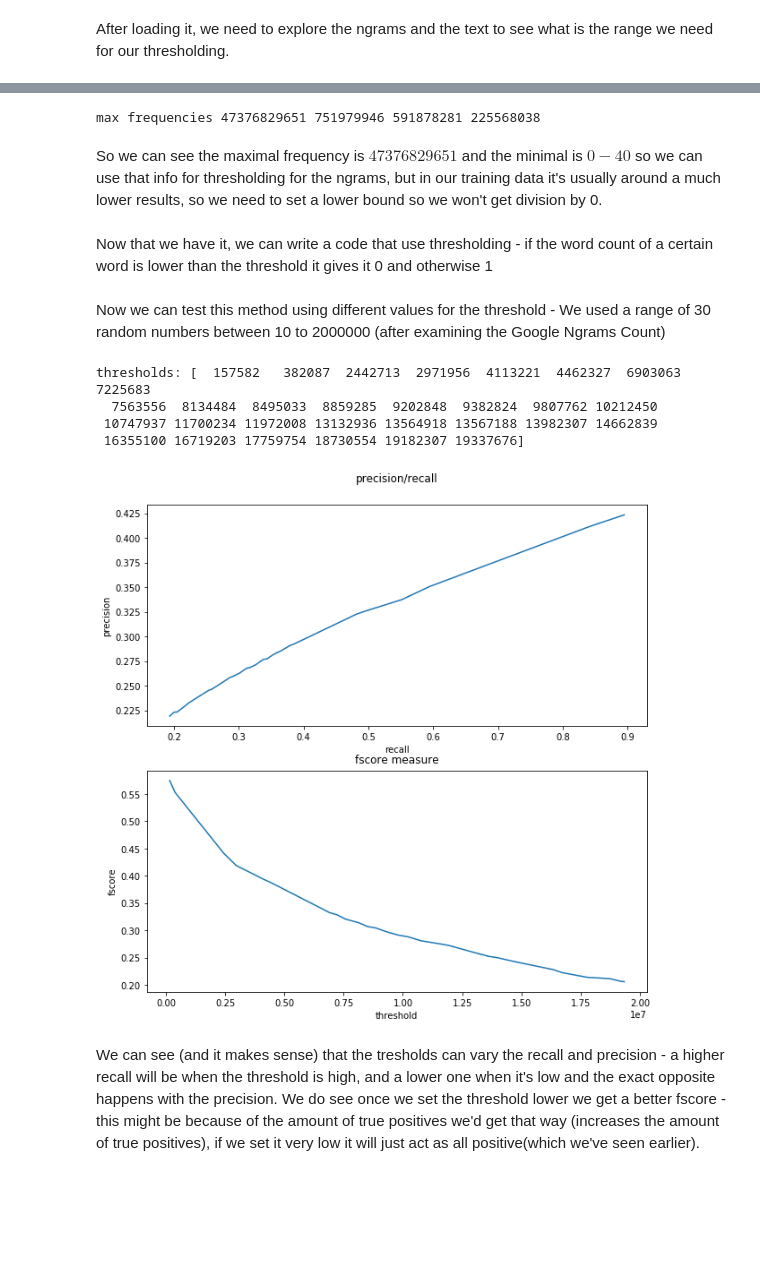
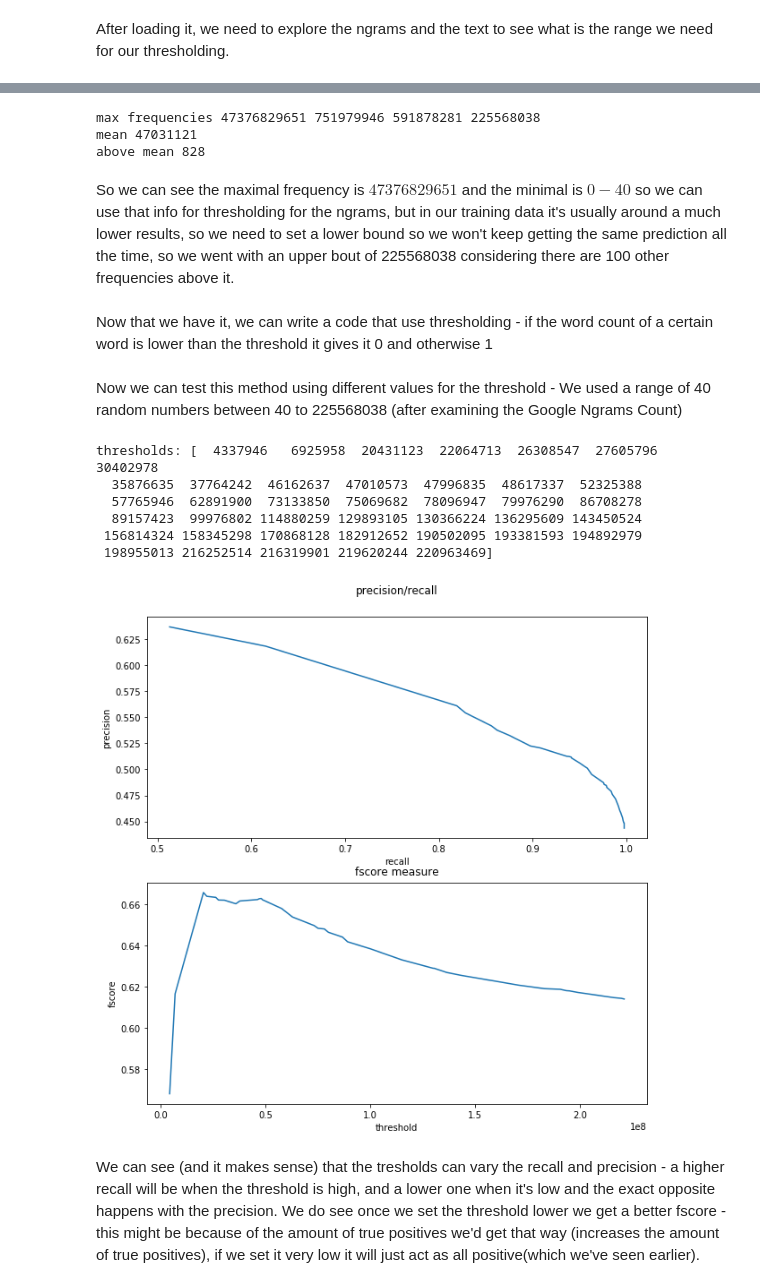
Before and after one commit to taihak94/NLP2019, a Jupyter notebook: assignment2/Assignment2.ipynb, the cells around one changed output, grey strips where cells are left out. Drawn from its saved outputs; the diff is of its cells as text; code cells hidden in the pictures; blank space fills up the shorter version.

Commit message:
fixed frequencyBase

```diff
--- a/assignment2/Assignment2.ipynb
+++ b/assignment2/Assignment2.ipynb
@@ -114,6 +111,11 @@ and the last measure we want to implement is the fscore(also known as f1) which
 def get_fscore(y_pred, y_true):
     precision = get_precision(y_pred, y_true)
     recall = get_recall(y_pred, y_true)
+
+    # in case we might tr and divide by 0
+    if(precision + recall) == 0:
+        return 0
+
     fscore = 2 * float(precision * recall) / float(precision + recall)
     return fscore
 # %%
@@ -286,60 +288,68 @@ minimal (5, 0) ('zxxiz', 40) ('zvalking', 40) ('zurückwiesen', 40) ('zubilden',
 # %%
 words, actual_labels = load_file(training_file)
-counter_tr = collections.Counter(words)
-most_common = counter_tr.most_common(10)
-actual_counter = []
 counts = []
 for i in range(0, len(words)):
-    actual_counter.append((words[i], ngram_counts[words[i]]))
     counts.append(ngram_counts[words[i]])
 sorted_co = np.sort(np.array(counts))
 print("max frequencies", sorted_co[3999], sorted_co[3998], sorted_co[3990], sorted_co[3900])
+print("mean %d" % np.mean(sorted_co))
+j = 3999
+mean = np.mean(sorted_co)
+while j > 0:
+    if(sorted_co[j] >= mean):
+        j -= 1
+    else:
+        break
+print("above mean", 3999 - j)
 # %% [output]
 max frequencies 47376829651 751979946 591878281 225568038
+mean 47031121
+above mean 828
 # %% [markdown]
-So we can see the maximal frequency is $47376829651$ and the minimal is $0-40$ so we can use that info for thresholding for the ngrams, but in our training data it's usually around a much lower results, so we need to set a lower bound so we won't get division by 0.
+So we can see the maximal frequency is $47376829651$ and the minimal is $0-40$ so we can use that info for thresholding for the ngrams, but in our training data it's usually around a much lower results, so we need to set a lower bound so we won't keep getting the same prediction all the time, so we went with an upper bout of 225568038 considering there are 100 other frequencies above it.
 # %% [markdown]
 Now that we have it, we can write a code that use thresholding - if the word count of a certain word is lower than the threshold it gives it 0 and otherwise 1
 # %%
 def word_frequency_baseline(data_file, counts, threshold):
     words, actual_labels = load_file(data_file)
-    threshold_labels = [(1 if(counts[word] >= threshold) else 0) for word in words]
-
+    threshold_labels = [counts[word] < threshold for word in words]
     precision = get_precision(threshold_labels, actual_labels)
     recall = get_recall(threshold_labels, actual_labels)
     fscore = get_fscore(threshold_labels, actual_labels)
     preformance = [precision, recall, fscore]
     return preformance
 # %% [markdown]
-Now we can test this method using different values for the threshold - We used a range of 30 random numbers between 10 to 2000000 (after examining the Google Ngrams Count)
+Now we can test this method using different values for the threshold - We used a range of 40 random numbers between 40 to 225568038 (after examining the Google Ngrams Count)
 # %%
-precisions = np.zeros(30)
-recall = np.zeros(30)
-fscores = np.zeros(30)
-thresholds = np.sort(np.random.randint(40, 20000000, size=30, dtype=int))
+precisions = np.zeros(40)
+recall = np.zeros(40)
+fscores = np.zeros(40)
+thresholds = np.sort(np.random.randint(40, 225568038, size=40, dtype=int))
 print("thresholds:", thresholds)
-for i in range(30):
+for i in range(40):
     tprecision, trecall, tfscore = word_frequency_baseline(training_file, ngram_counts, thresholds[i])
     precisions[i] = tprecision
     recall[i] = trecall
     fscores[i]=tfscore
 
 
 plt.figure(num=3, figsize=(10, 10))
 pr_plt = plt.subplot(2 ,1, 1, xlabel="recall", ylabel="precision", label="pr")
 pr_plt.set_title("precision/recall", y=1.08)
 pr_plt.plot(recall, precisions)
 
 fs_plt = plt.subplot(2 ,1, 2, xlabel="threshold", ylabel="fscore", label="fs")
 fs_plt.set_title("fscore measure", y=1.01)
 fs_plt.plot(thresholds, fscores)
 plt.show()
 # %% [output]
-thresholds: [  157582   382087  2442713  2971956  4113221  4462327  6903063  7225683
-  7563556  8134484  8495033  8859285  9202848  9382824  9807762 10212450
- 10747937 11700234 11972008 13132936 13564918 13567188 13982307 14662839
- 16355100 16719203 17759754 18730554 19182307 19337676]
+thresholds: [  4337946   6925958  20431123  22064713  26308547  27605796  30402978
+  35876635  37764242  46162637  47010573  47996835  48617337  52325388
+  57765946  62891900  73133850  75069682  78096947  79976290  86708278
+  89157423  99976802 114880259 129893105 130366224 136295609 143450524
+ 156814324 158345298 170868128 182912652 190502095 193381593 194892979
+ 198955013 216252514 216319901 219620244 220963469]
-[figure, old version]
+[figure, new version]
 # %% [markdown]
 We can see (and it makes sense) that the tresholds can vary the recall and precision - a higher recall will be when the threshold is high, and a lower one when it's low and the exact opposite happens with the precision. We do see once we set the threshold lower we get a better fscore - this might be because of the amount of true positives we'd get that way (increases the amount of true positives), if we set it very low it will just act as all positive(which we've seen earlier).
 # %%
```
Also changed, not shown: parts of 7 cells of this notebook.
